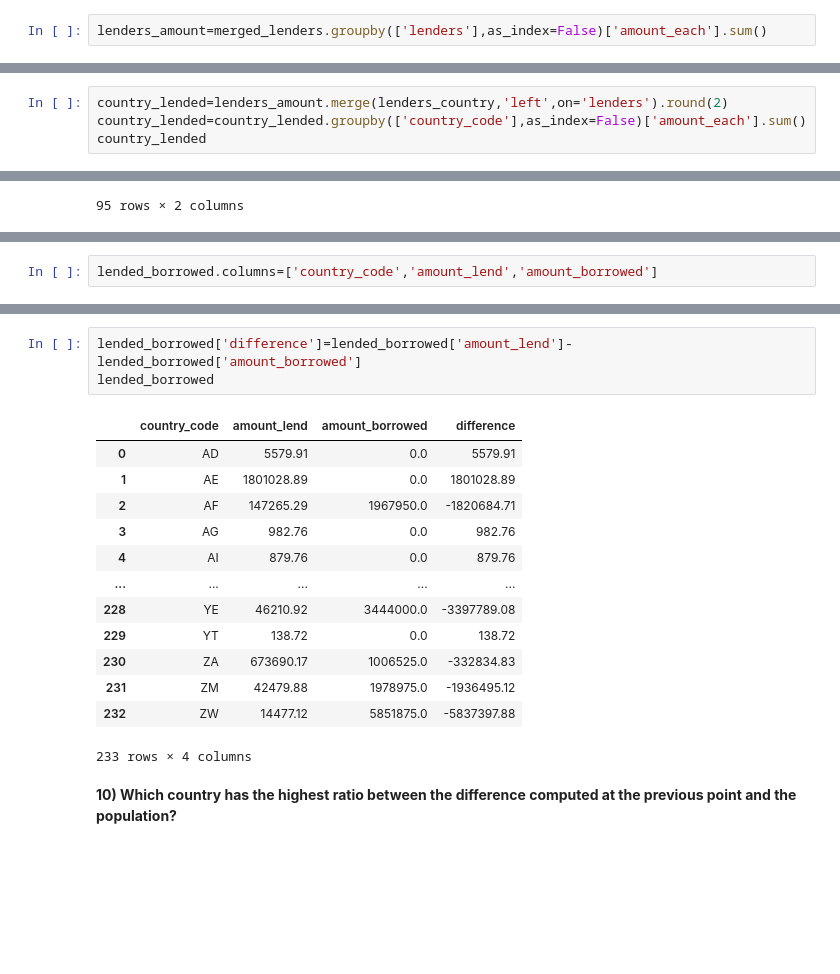
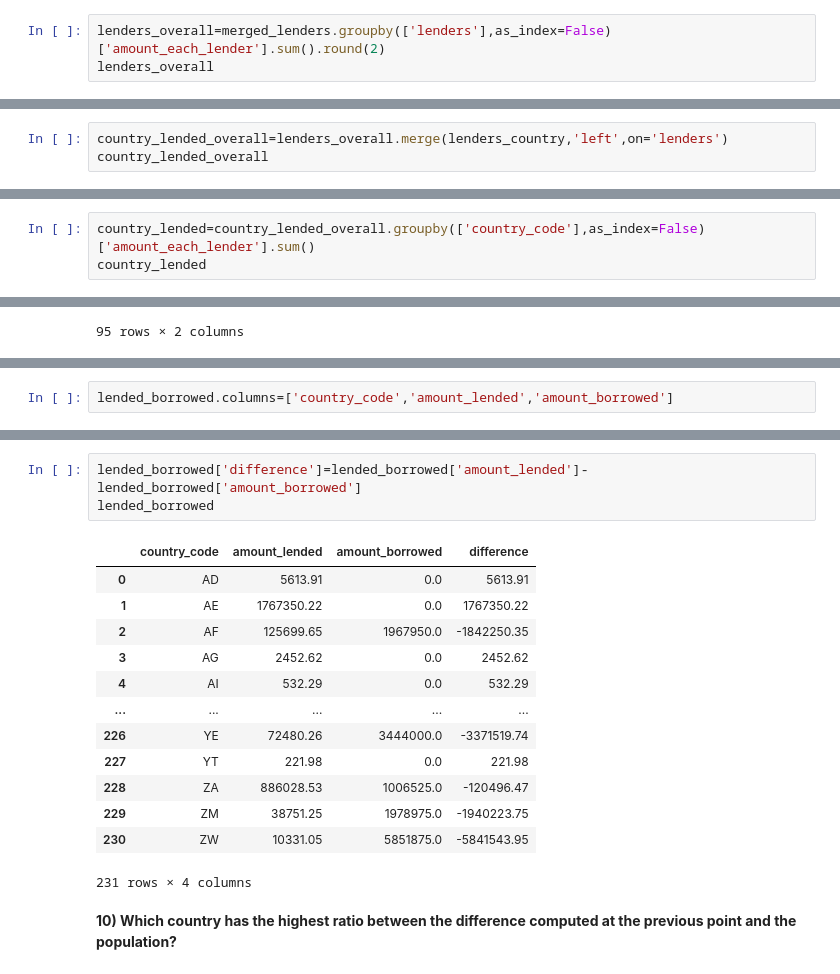
Before and after one commit to MartinaCecchetto/FCS, a Jupyter notebook: progetto_ver1.ipynb, the cells around one changed output, grey strips where cells are left out. Drawn from its saved outputs; the diff is of its cells as text; blank space fills up the shorter version.

```diff
--- a/progetto_ver1.ipynb
+++ b/progetto_ver1.ipynb
@@ -320,4 +274,5 @@ merged_lenders
 | 28326090 | 989240 | 25.000000 | donald1853 |
 28326091 rows × 3 columns
 # %%
-lenders_amount=merged_lenders.groupby(['lenders'],as_index=False)['amount_each'].sum()
+lenders_overall=merged_lenders.groupby(['lenders'],as_index=False)['amount_each_lender'].sum().round(2)
+lenders_overall
@@ -388,3 +345,6 @@ lenders_country
 | 2349172 | simone9846 | US |
 | 2349173 | laurie1160 | US |
 2349174 rows × 2 columns
+# %%
+country_lended_overall=lenders_overall.merge(lenders_country,'left',on='lenders')
+country_lended_overall
@@ -391,5 +365,4 @@ lenders_country
 # %%
-country_lended=lenders_amount.merge(lenders_country,'left',on='lenders').round(2)
-country_lended=country_lended.groupby(['country_code'],as_index=False)['amount_each'].sum()
+country_lended=country_lended_overall.groupby(['country_code'],as_index=False)['amount_each_lender'].sum()
 country_lended
 # %% [output]
@@ -443,5 +416,5 @@ lended_borrowed
 # %%
-lended_borrowed.columns=['country_code','amount_lend','amount_borrowed']
+lended_borrowed.columns=['country_code','amount_lended','amount_borrowed']
 # %%
 lended_borrowed
 # %% [output]
@@ -461,20 +434,20 @@ lended_borrowed
 # %%
-lended_borrowed['difference']=lended_borrowed['amount_lend']-lended_borrowed['amount_borrowed']
+lended_borrowed['difference']=lended_borrowed['amount_lended']-lended_borrowed['amount_borrowed']
 lended_borrowed
 # %% [output]
-|  | country_code | amount_lend | amount_borrowed | difference |
-| 0 | AD | 5579.91 | 0.0 | 5579.91 |
-| 1 | AE | 1801028.89 | 0.0 | 1801028.89 |
-| 2 | AF | 147265.29 | 1967950.0 | -1820684.71 |
-| 3 | AG | 982.76 | 0.0 | 982.76 |
-| 4 | AI | 879.76 | 0.0 | 879.76 |
+|  | country_code | amount_lended | amount_borrowed | difference |
+| 0 | AD | 5613.91 | 0.0 | 5613.91 |
+| 1 | AE | 1767350.22 | 0.0 | 1767350.22 |
+| 2 | AF | 125699.65 | 1967950.0 | -1842250.35 |
+| 3 | AG | 2452.62 | 0.0 | 2452.62 |
+| 4 | AI | 532.29 | 0.0 | 532.29 |
 | ... | ... | ... | ... | ... |
-| 228 | YE | 46210.92 | 3444000.0 | -3397789.08 |
-| 229 | YT | 138.72 | 0.0 | 138.72 |
-| 230 | ZA | 673690.17 | 1006525.0 | -332834.83 |
-| 231 | ZM | 42479.88 | 1978975.0 | -1936495.12 |
-| 232 | ZW | 14477.12 | 5851875.0 | -5837397.88 |
+| 226 | YE | 72480.26 | 3444000.0 | -3371519.74 |
+| 227 | YT | 221.98 | 0.0 | 221.98 |
+| 228 | ZA | 886028.53 | 1006525.0 | -120496.47 |
+| 229 | ZM | 38751.25 | 1978975.0 | -1940223.75 |
+| 230 | ZW | 10331.05 | 5851875.0 | -5841543.95 |
-233 rows × 4 columns
+231 rows × 4 columns
 # %% [markdown]
 **10) Which country has the highest ratio between the difference computed at the previous point and the population?**
 # %%
```
Also changed, not shown: parts of 47 cells of this notebook.
